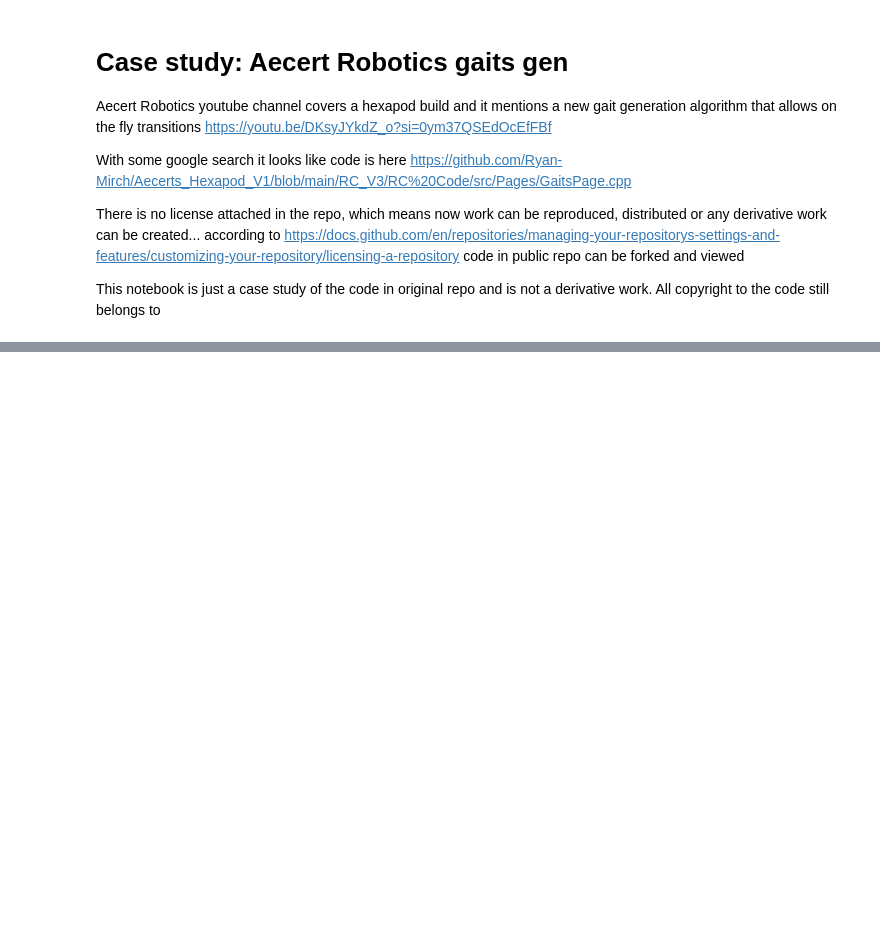
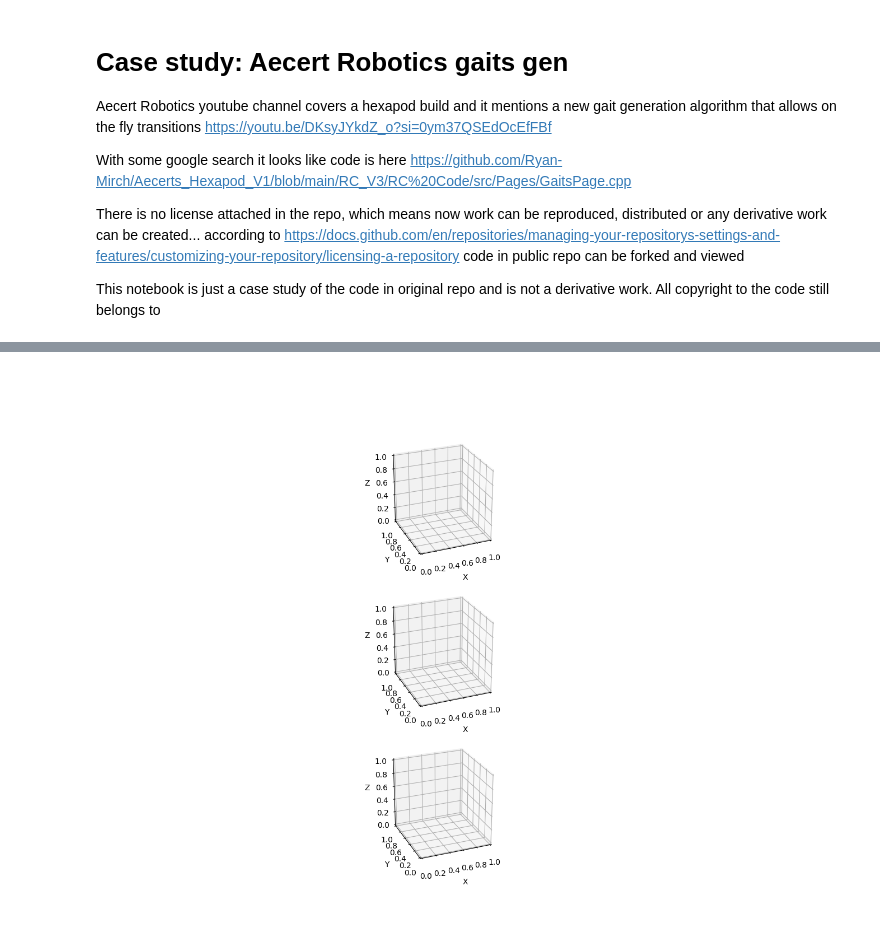
Before and after one commit to anton-matosov/Aecerts_Hexapod_V1, a Jupyter notebook: 3_1_aecert_robotics_gaits_gen.ipynb, the cells around one changed output, grey strips where cells are left out. Drawn from its saved outputs; the diff is of its cells as text; code cells hidden in the pictures; blank space fills up the shorter version.

```diff
--- a/3_1_aecert_robotics_gaits_gen.ipynb
+++ b/3_1_aecert_robotics_gaits_gen.ipynb
@@ -264,0 +11,33 @@ gait.loop(axes[2])
+# %%
+import numpy as np
+import matplotlib.pyplot as plt
+from ipywidgets import interact
+
+class GaitGen:
+    def __init__(self):
+        pass
+
+
+%matplotlib widget
+
+fig, axes = plt.subplots(
+    3,
+    1,
+    figsize=(12, 10),
+    subplot_kw={
+        'projection': '3d',
+        'aspect': 'equal',
+        # 'xlim': (0, 128),
+        # 'ylim': (0, 64),
+        'xlabel': 'X',
+        'ylabel': 'Y',
+        'zlabel': 'Z',
+
+        'elev': 25,
+        'azim': -112,
+    },
+)
+
+gait = GaitGen()
+# %% [output]
+[figure, added]
```
Also changed, not shown: parts of 1 cell of this notebook, 3 other files.
